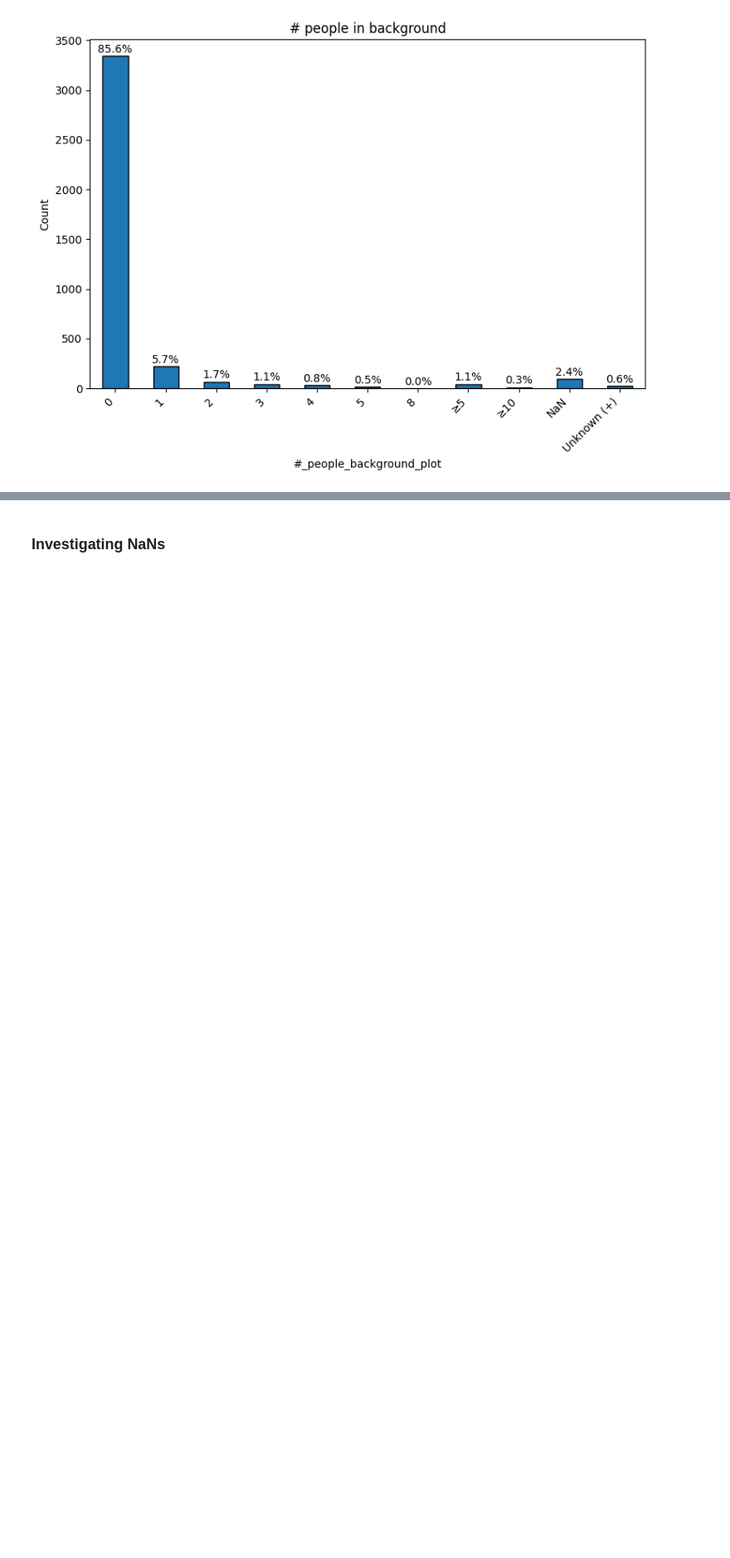
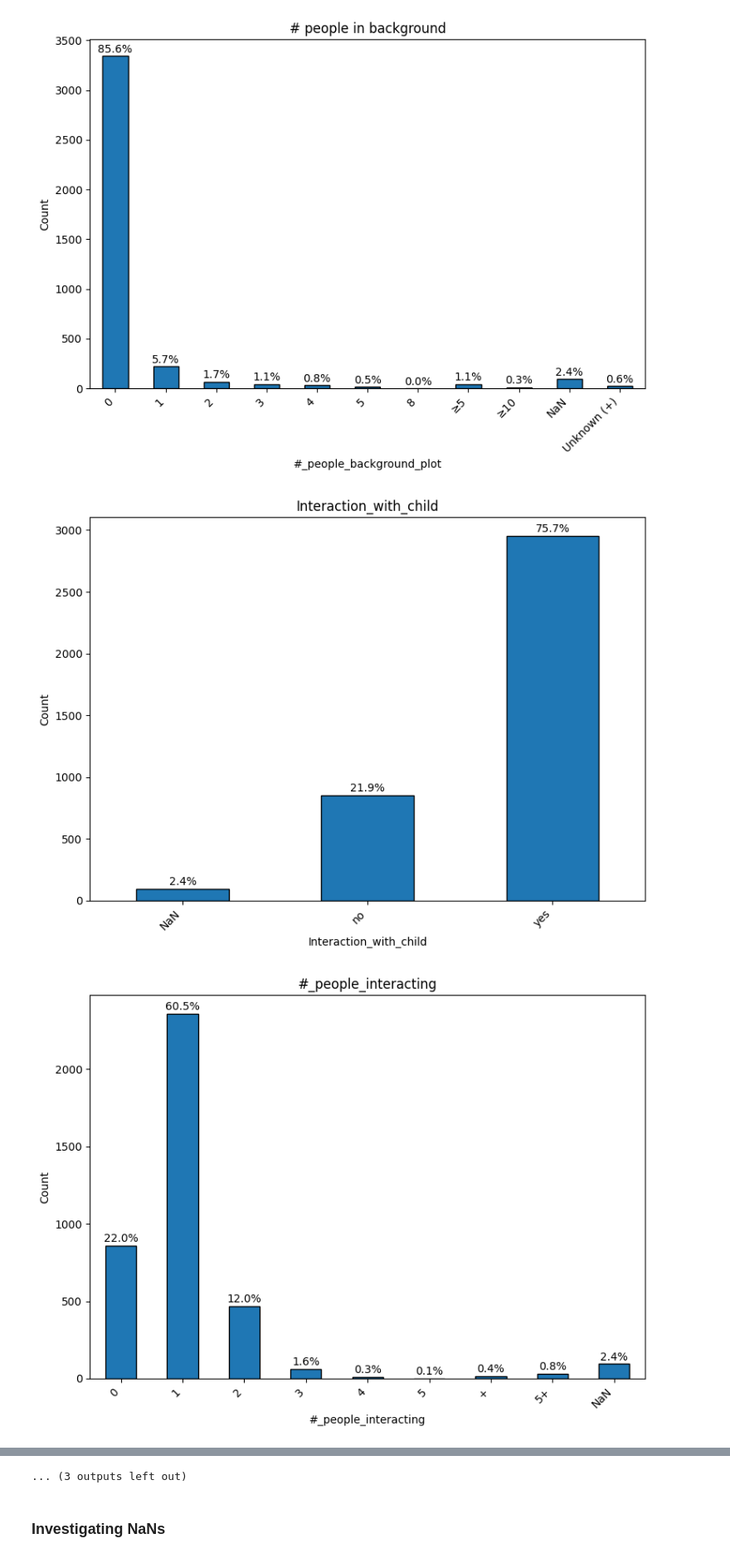
Before and after one commit to sensein/sails_action_classification, a Jupyter notebook: notebooks/annotation_analysis.ipynb, the cells around one changed output, grey strips where cells are left out. Shown at 83% size. Saved outputs shown, nothing was run; the diff lists cells and outputs as text; code cells hidden in the pictures; blank space fills up the shorter version.

```diff
--- a/notebooks/annotation_analysis.ipynb
+++ b/notebooks/annotation_analysis.ipynb
@@ -371,3 +673,28 @@ plot_bar_with_percent(df["#_children_plot"], title="# children")
 plot_bar_with_percent(df["#_people_background_plot"], title="# people in background")
 # %% [output]
 [figure]
+# %%
+categorical_cols = [
+    "Interaction_with_child",
+    "#_people_interacting",
+    "Child_constrained",
+    # "Constraint_type",
+    "Supports",
+    "Support_type",
+    "Gestures",
+    "Gesture_type",
+    "Vocalizations",
+    "RMM",
+    "RMM_type",
+    "Response_to_name",
+    "Locomotion",
+    "Locomotion_type",
+    "Grasping",
+    "Grasp_type",
+]
+
+for i in categorical_cols:
+    plot_bar_with_percent(df[i], title=i)
+# %% [output]
+[figure, added]
+[figure, added]
@@ -374,3 +711,4 @@ plot_bar_with_percent(df["#_people_background_plot"], title="# people in backgro
+... (3 outputs left out)
 # %% [markdown]
 ### Investigating NaNs
 # %%
```
Also changed, not shown: parts of 21 cells of this notebook, 19 other files.
